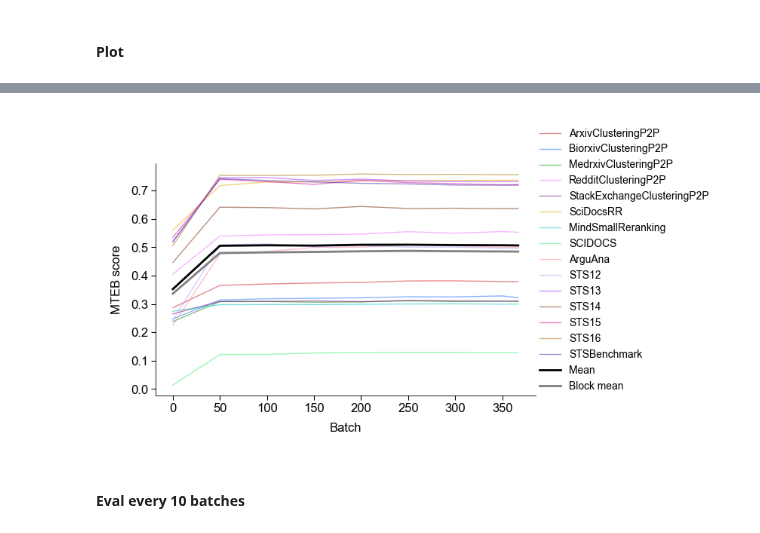
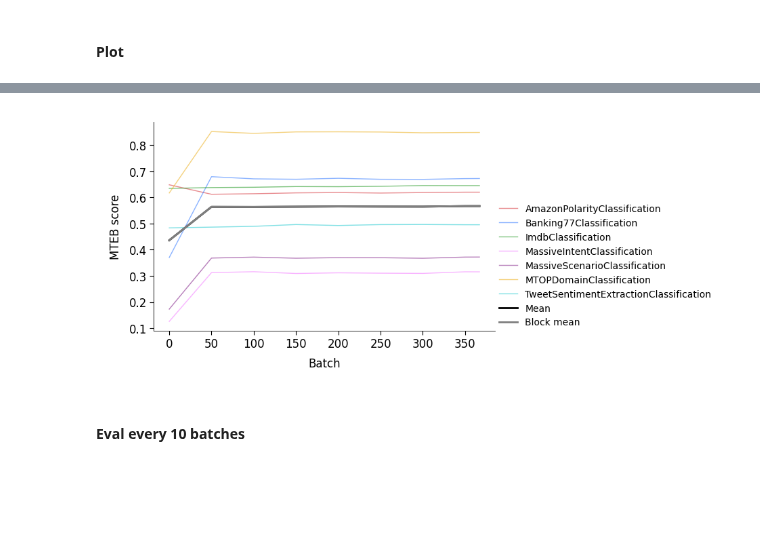
Before and after one commit to berenslab/text-embed-augm, a Jupyter notebook: scripts/17-rgm-mteb-eval-batches.ipynb, the cells around one changed output, grey strips where cells are left out. Cells and saved outputs as stored; diff of their text form; code cells hidden in the pictures; blank space fills up the shorter version.

```diff
--- a/scripts/17-rgm-mteb-eval-batches.ipynb
+++ b/scripts/17-rgm-mteb-eval-batches.ipynb
@@ -37,23 +42,21 @@ import jupyter_black
 
 jupyter_black.load(line_length=79)
 # %%
-variables_path = Path("../../results/variables")
-figures_path = Path("../../results/figures/updated_dataset")
-data_path = Path("../../data")
+variables_path = Path("../results/variables")
+figures_path = Path("../results/figures/updated_dataset")
+data_path = Path("../data")
 # %%
 # MANUAL FIX TO PATH ISSUE FROM VSCODE
 import text_embeddings_src
 
-nb_path = Path(text_embeddings_src.__path__[0]).parents[0] / Path(
-    "scripts/updated_dataset"
-)
+nb_path = Path(text_embeddings_src.__path__[0]).parents[0] / Path("scripts")
 assert nb_path.exists(), "The path does not exist"
 
 variables_path = (nb_path / variables_path).resolve(strict=True)
 figures_path = (nb_path / figures_path).resolve(strict=True)
 data_path = (nb_path / data_path).resolve(strict=True)
 # %%
-plt.style.use((nb_path / Path("../matplotlib_style.txt")).resolve(strict=True))
+plt.style.use((nb_path / Path("matplotlib_style.txt")).resolve(strict=True))
 # %%
 %watermark -a 'Rita González-Márquez' -t -d -tz -u -v -iv -w -m -h
 print(distro.name(pretty=True))
@@ -851,47 +841,61 @@ model_name = "MPNet"
 saving_path = Path("embeddings_" + model_name.lower()) / Path(
     "updated_dataset"
 )
-df_training_eval_results = pd.read_parquet(
-    variables_path / saving_path / "df_training_eval_results_mteb_batches",
+df_training_eval_results_new_tasks = pd.read_parquet(
+    variables_path
+    / saving_path
+    / "df_training_eval_results_mteb_batches_new_tasks",
     engine="pyarrow",
 )
 
-df_training_eval_results.set_index("batch", inplace=True)
+df_training_eval_results_new_tasks.set_index("batch", inplace=True)
 
 # calculate block means
 df_block_mean = pd.DataFrame()
-df_block_mean["clustering"] = df_training_eval_results[
+# df_block_mean["clustering"] = df_training_eval_results_new_tasks[
+#     [
+#         "ArxivClusteringP2P",
+#         "BiorxivClusteringP2P",
+#         "MedrxivClusteringP2P",
+#         "RedditClusteringP2P",
+#         "StackExchangeClusteringP2P",
+#     ]
+# ].mean(axis=1)
+
+# df_block_mean["reranking"] = df_training_eval_results_new_tasks[
+#     ["SciDocsRR", "MindSmallReranking"]
+# ].mean(axis=1)
+# df_block_mean["retrieval"] = df_training_eval_results_new_tasks[
+#     ["SCIDOCS", "ArguAna"]
+# ].mean(axis=1)
+# df_block_mean["sts"] = df_training_eval_results_new_tasks[
+#     ["STS15", "STS16", "STSBenchmark"]
+# ].mean(axis=1)
+
+df_block_mean["classification"] = df_training_eval_results_new_tasks[
     [
-        "ArxivClusteringP2P",
-        "BiorxivClusteringP2P",
-        "MedrxivClusteringP2P",
-        "RedditClusteringP2P",
-        "StackExchangeClusteringP2P",
+        "AmazonPolarityClassification",
+        "Banking77Classification",
+        "ImdbClassification",
+        "MassiveIntentClassification",
+        "MassiveScenarioClassification",
+        "MTOPDomainClassification",
+        "TweetSentimentExtractionClassification",
     ]
-].mean(axis=1)
-
-df_block_mean["reranking"] = df_training_eval_results[
-    ["SciDocsRR", "MindSmallReranking"]
-].mean(axis=1)
-df_block_mean["retrieval"] = df_training_eval_results[
-    ["SCIDOCS", "ArguAna"]
-].mean(axis=1)
-df_block_mean["sts"] = df_training_eval_results[
-    ["STS15", "STS16", "STSBenchmark"]
 ].mean(axis=1)
 
 # create palette
 palette = glasbey.create_palette(
-    palette_size=len(df_training_eval_results.columns),
+    palette_size=len(df_training_eval_results_new_tasks.columns),
     lightness_bounds=(20, 75),
     chroma_bounds=(50, 90),
 )
 
 
-for i, elem in enumerate(df_training_eval_results.columns):
+for i, elem in enumerate(df_training_eval_results_new_tasks.columns):
     ax.plot(
-        df_training_eval_results.index,
-        df_training_eval_results[elem],
+        df_training_eval_results_new_tasks.index,
+        df_training_eval_results_new_tasks[elem],
         label=elem,
         c=palette[i],
         alpha=0.5,
@@ -906,8 +910,8 @@ for i, elem in enumerate(df_training_eval_results.columns):
     # )
 
 ax.plot(
-    df_training_eval_results.index,
-    df_training_eval_results.mean(axis=1),
+    df_training_eval_results_new_tasks.index,
+    df_training_eval_results_new_tasks.mean(axis=1),
     label="Mean",
     c="black",
     lw=1,
@@ -934,5 +938,8 @@ ax.legend(loc=(1, 0))
 ax.set_xlabel("Batch")
 ax.set_ylabel("MTEB score")
 
-fig.savefig(figures_path / "mteb_scores_MPNet_crops_batches_train_iclr_v1.png")
+fig.savefig(
+    figures_path
+    / "mteb_scores_MPNet_crops_batches_train_iclr_new_tasks_v1.png"
+)
 # %% [output]
@@ -939,4 +963,4 @@ fig.savefig(figures_path / "mteb_scores_MPNet_crops_batches_train_iclr_v1.png")
-[figure, old version]
+[figure, new version]
 # %% [markdown]
 #### Eval every 10 batches
 # %%
```
Also changed, not shown: parts of 19 cells of this notebook, 7 other files.
